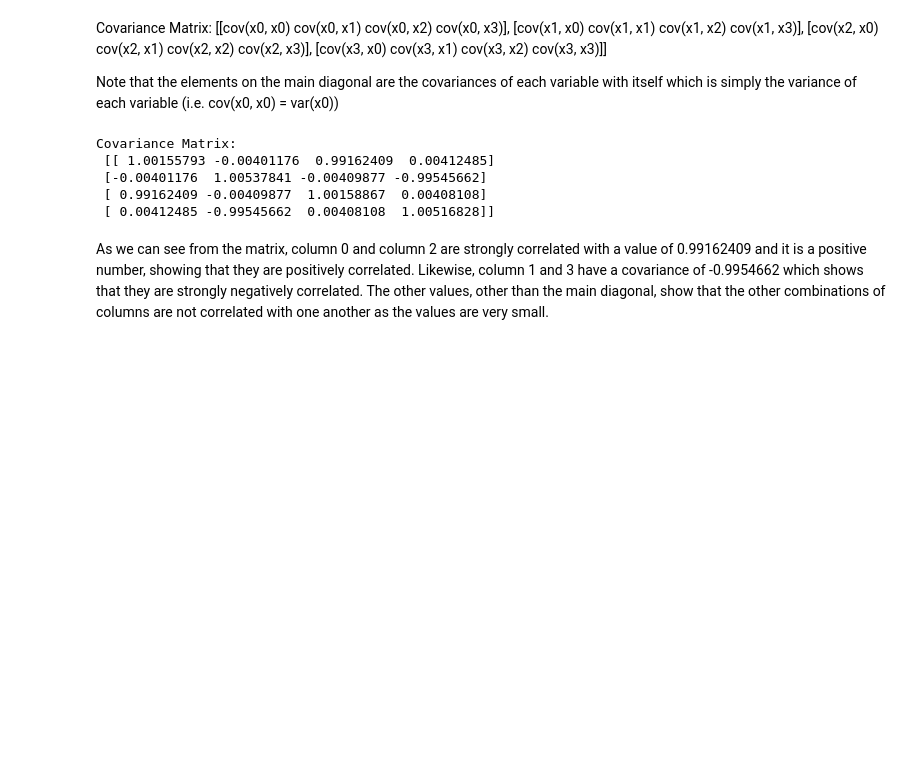
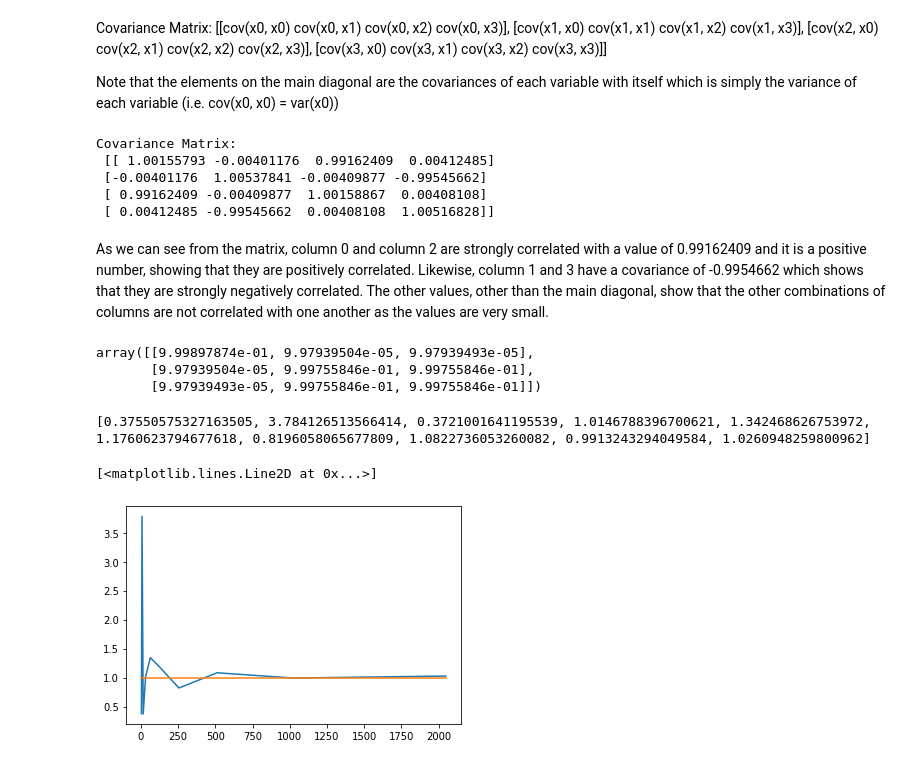
Before and after one commit to aannestrand/DSLabRats, a Jupyter notebook: Lab2/Problem1.ipynb, the cells around one changed output. Saved outputs shown, nothing was run; the diff lists cells and outputs as text; code cells hidden in the pictures; blank space fills up the shorter version.

```diff
--- a/Lab2/Problem1.ipynb
+++ b/Lab2/Problem1.ipynb
@@ -115,3 +120,36 @@ Covariance Matrix:
  [ 0.00412485 -0.99545662  0.00408108  1.00516828]]
 # %% [markdown]
 As we can see from the matrix, column 0 and column 2 are strongly correlated with a value of 0.99162409 and it is a positive number, showing that they are positively correlated. Likewise, column 1 and 3 have a covariance of -0.9954662 which shows that they are strongly negatively correlated. The other values, other than the main diagonal, show that the other combinations of columns are not correlated with one another as the values are very small.
+# %%
+mean = [0, 0, 0]
+cov = [[1, 0, 0],
+      [ 0, 1, 1],
+      [ 0, 1, 1]]
+n = 5
+gaussian = np.random.multivariate_normal(mean, cov, n)
+# %%
+np.cov(np.transpose(gaussian))
+# %% [output]
+array([[9.99897874e-01, 9.97939504e-05, 9.97939493e-05],
+       [9.97939504e-05, 9.99755846e-01, 9.99755846e-01],
+       [9.97939493e-05, 9.99755846e-01, 9.99755846e-01]])
+# %%
+n = 2
+estimatedValues = [0, 0, 0, 0, 0, 0, 0, 0, 0, 0]
+nValues = [0, 0, 0, 0, 0, 0, 0, 0, 0, 0]
+trueValues = [1, 1, 1, 1, 1, 1, 1, 1, 1, 1]
+for i in range(10):
+    gaussian = np.random.multivariate_normal(mean, cov, n)
+    n *= 2
+    covMatrix = np.cov(np.transpose(gaussian))
+    estimatedValues[i] = covMatrix[0][0]
+    nValues[i] = n
+
+print(estimatedValues)
+
+plt.plot(nValues, estimatedValues)
+plt.plot(nValues, trueValues)
+# %% [output]
+[0.37550575327163505, 3.784126513566414, 0.3721001641195539, 1.0146788396700621, 1.342468626753972, 1.1760623794677618, 0.8196058065677809, 1.0822736053260082, 0.9913243294049584, 1.0260948259800962]
+[<matplotlib.lines.Line2D at 0x...>]
+[figure, added]
```
Also changed, not shown: parts of 1 cell of this notebook, 2 other files.
